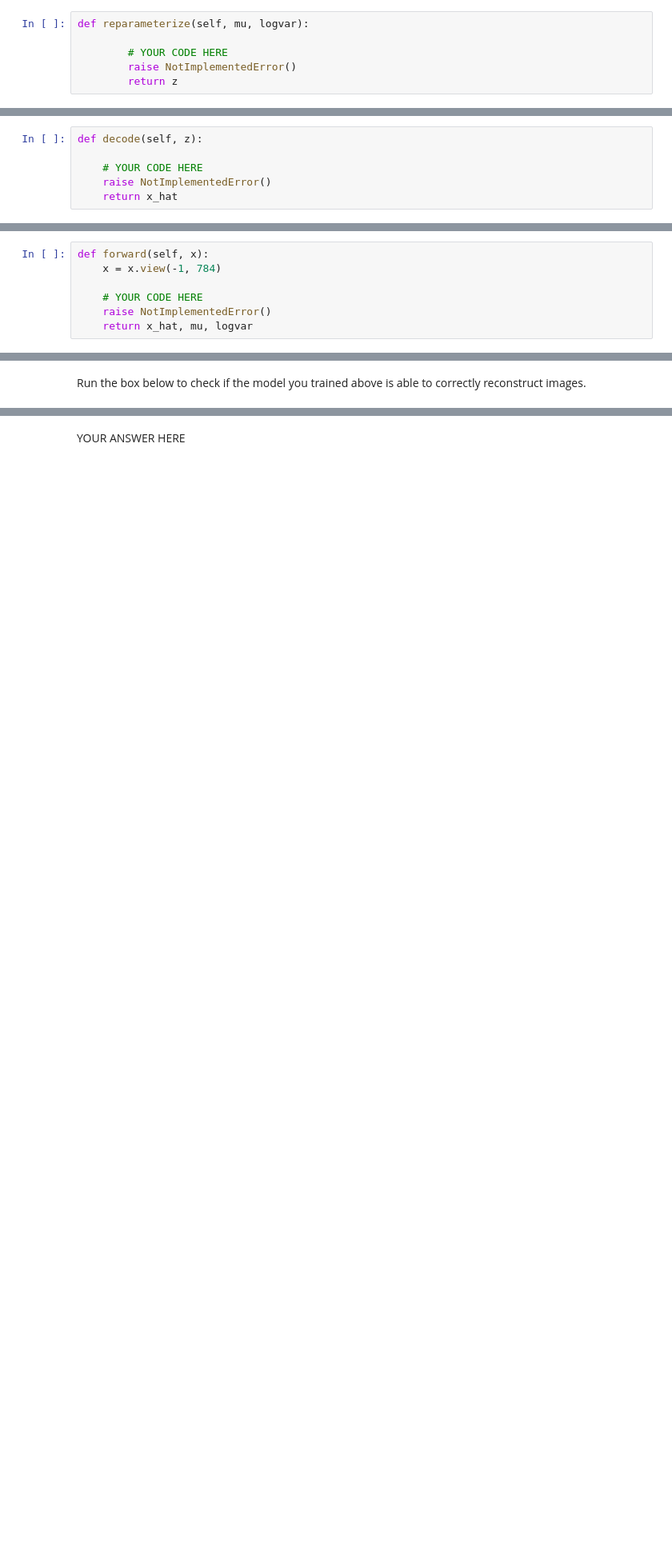
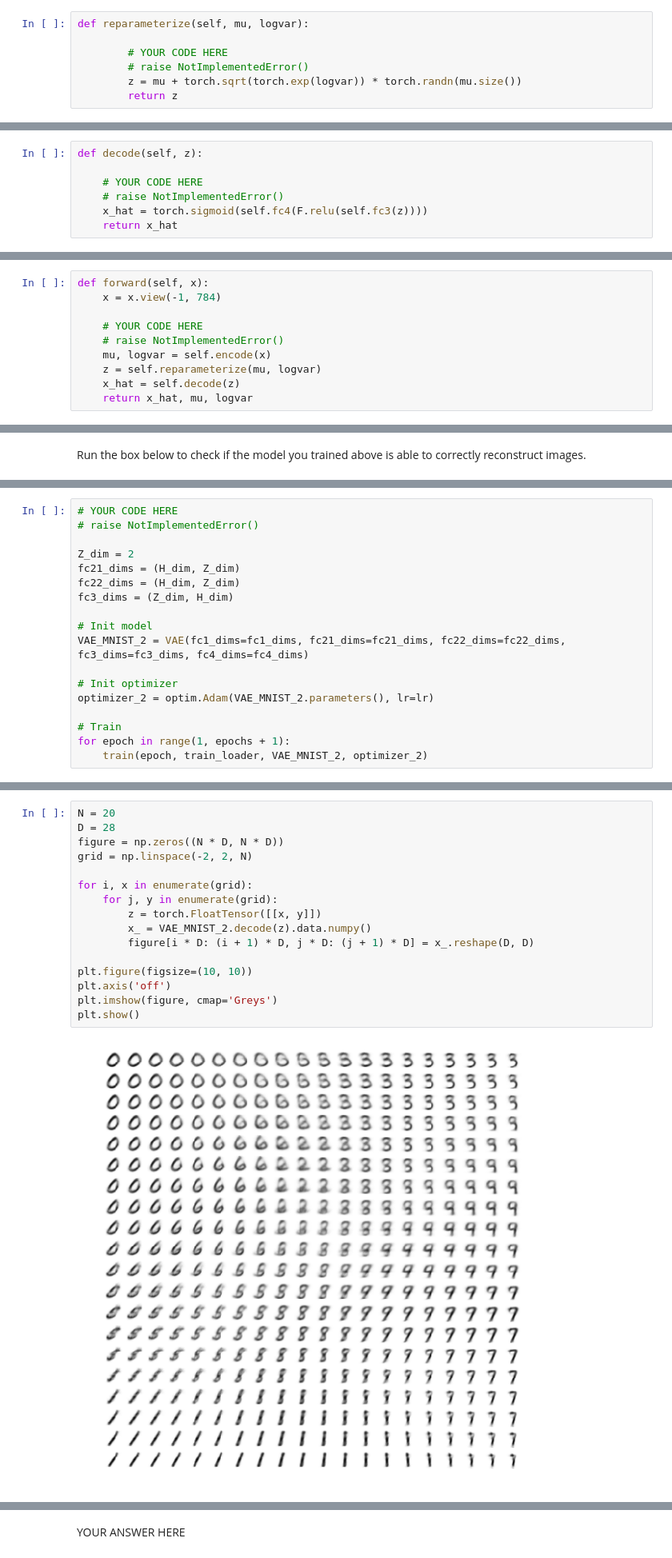
Before and after one commit to azamatomu/ml2-labs, a Jupyter notebook: lab3.ipynb, the cells around one changed output, grey strips where cells are left out. Shown: that part at 80% size. Saved outputs shown, nothing was run; the diff lists cells and outputs as text; blank space fills up the shorter version.

```diff
--- a/lab3.ipynb
+++ b/lab3.ipynb
@@ -534,7 +563,8 @@ Write a function `reparameterize` that takes two J dimensional vectors `mu` and
 def reparameterize(self, mu, logvar):
 
         # YOUR CODE HERE
-        raise NotImplementedError()
+        # raise NotImplementedError()
+        z = mu + torch.sqrt(torch.exp(logvar)) * torch.randn(mu.size())
         return z
 # %%
 ### Test, test, test
@@ -556,7 +586,8 @@ Write a function `decode` that gets a vector `z` with J elements and returns a v
 def decode(self, z):
 
     # YOUR CODE HERE
-    raise NotImplementedError()
+    # raise NotImplementedError()
+    x_hat = torch.sigmoid(self.fc4(F.relu(self.fc3(z))))
     return x_hat
 # %%
 # test test test
@@ -578,7 +609,10 @@ def forward(self, x):
     x = x.view(-1, 784)
 
     # YOUR CODE HERE
-    raise NotImplementedError()
+    # raise NotImplementedError()
+    mu, logvar = self.encode(x)
+    z = self.reparameterize(mu, logvar)
+    x_hat = self.decode(z)
     return x_hat, mu, logvar
 # %%
 # test test test
@@ -683,0 +741,18 @@ raise NotImplementedError()
+# %%
+# YOUR CODE HERE
+# raise NotImplementedError()
+
+Z_dim = 2
+fc21_dims = (H_dim, Z_dim)
+fc22_dims = (H_dim, Z_dim)
+fc3_dims = (Z_dim, H_dim)
+
+# Init model
+VAE_MNIST_2 = VAE(fc1_dims=fc1_dims, fc21_dims=fc21_dims, fc22_dims=fc22_dims, fc3_dims=fc3_dims, fc4_dims=fc4_dims)
+
+# Init optimizer
+optimizer_2 = optim.Adam(VAE_MNIST_2.parameters(), lr=lr)
+
+# Train
+for epoch in range(1, epochs + 1):
+    train(epoch, train_loader, VAE_MNIST_2, optimizer_2)
@@ -684,3 +777,21 @@ raise NotImplementedError()
+# %%
+N = 20
+D = 28
+figure = np.zeros((N * D, N * D))
+grid = np.linspace(-2, 2, N)
+
+for i, x in enumerate(grid):
+    for j, y in enumerate(grid):
+        z = torch.FloatTensor([[x, y]])
+        x_ = VAE_MNIST_2.decode(z).data.numpy()
+        figure[i * D: (i + 1) * D, j * D: (j + 1) * D] = x_.reshape(D, D)
+
+plt.figure(figsize=(10, 10))
+plt.axis('off')
+plt.imshow(figure, cmap='Greys')
+plt.show()
+# %% [output]
+[figure, added]
 # %% [markdown]
 ### 2.8 Amortized inference (10 points)
 What is amortized inference? Where in the code of Part 2 is it used? What is the benefit of using it?
```
Also changed, not shown: parts of 14 cells of this notebook.
